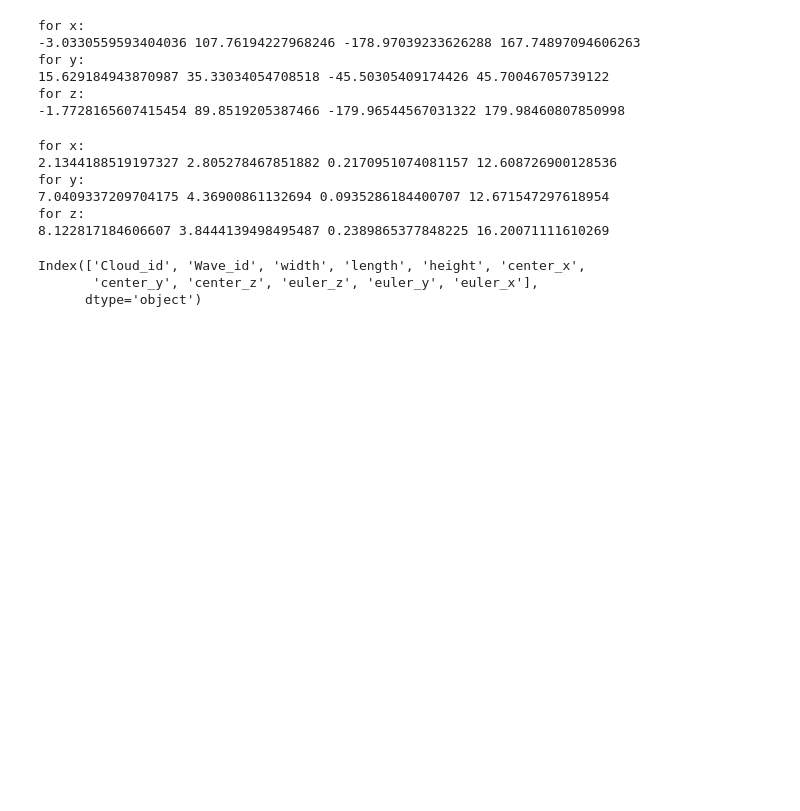
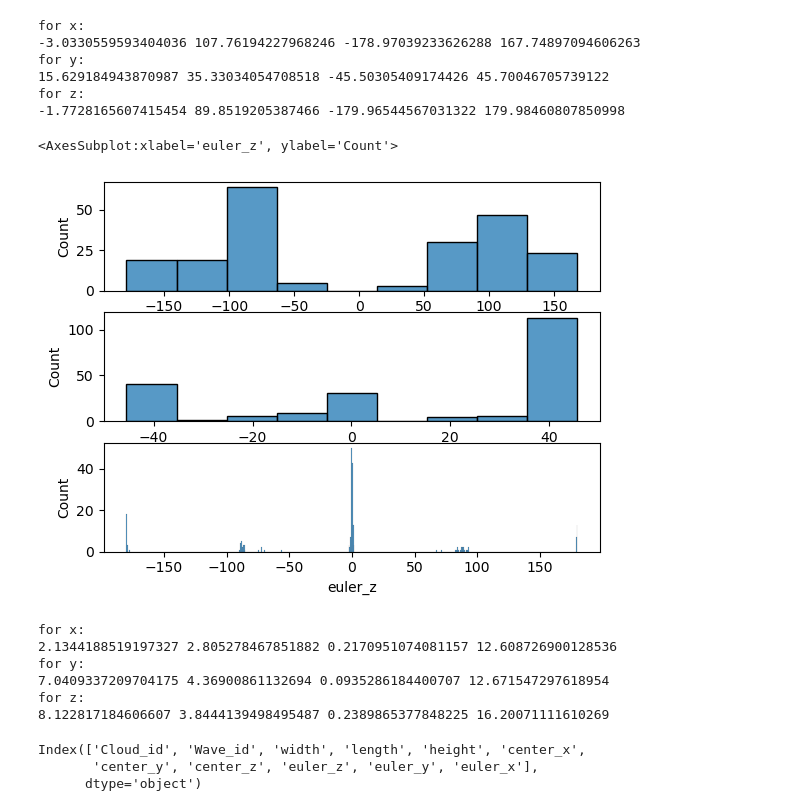
Before and after one commit to salinajaegers/WaveDetectionPointCNN, a Jupyter notebook: wave_simulation.ipynb, the cells around one changed output. Cells and saved outputs as stored; diff of their text form; code cells hidden in the pictures; blank space fills up the shorter version.

```diff
--- a/wave_simulation.ipynb
+++ b/wave_simulation.ipynb
@@ -466,37 +468,46 @@ all_data.to_csv('/Users/salina/Desktop/PointCNN/simulation_data/whole_dataset.cs
 # %%
 import pandas as pd
 import numpy as np
+import seaborn as sns
+import matplotlib.pyplot as plt
 
 
 all_boxes = pd.read_csv('/Users/salina/Desktop/PointCNN/simulation_data/all_boxes.csv')
 
 mean_x = np.nanmean(all_boxes['euler_x'])
 mean_y = np.nanmean(all_boxes['euler_y'])
 mean_z = np.nanmean(all_boxes['euler_z'])
 
 sd_x = np.nanstd(all_boxes['euler_x'])
 sd_y = np.nanstd(all_boxes['euler_y'])
 sd_z = np.nanstd(all_boxes['euler_z'])
 
 min_x, max_x = np.nanmin(all_boxes['euler_x']), np.nanmax(all_boxes['euler_x'])
 min_y, max_y = np.nanmin(all_boxes['euler_y']), np.nanmax(all_boxes['euler_y'])
 min_z, max_z = np.nanmin(all_boxes['euler_z']), np.nanmax(all_boxes['euler_z'])
 
 print('for x:')
 print(mean_x, sd_x, min_x, max_x)
 
 print('for y:')
 print(mean_y, sd_y, min_y, max_y)
 
 print('for z:')
 print(mean_z, sd_z, min_z, max_z)
+
+fig, ax = plt.subplots(3)
+sns.histplot(all_boxes['euler_x'], ax=ax[0])
+sns.histplot(all_boxes['euler_y'], ax=ax[1])
+sns.histplot(all_boxes['euler_z'], ax=ax[2])
 # %% [output]
 for x:
 -3.0330559593404036 107.76194227968246 -178.97039233626288 167.74897094606263
 for y:
 15.629184943870987 35.33034054708518 -45.50305409174426 45.70046705739122
 for z:
 -1.7728165607415454 89.8519205387466 -179.96544567031322 179.98460807850998
+<AxesSubplot:xlabel='euler_z', ylabel='Count'>
+[figure, added]
 # %%
 mean_x = np.nanmean(all_boxes['width'])
 mean_y = np.nanmean(all_boxes['length'])
```
Also changed, not shown: parts of 3 cells of this notebook, 4 other files.
